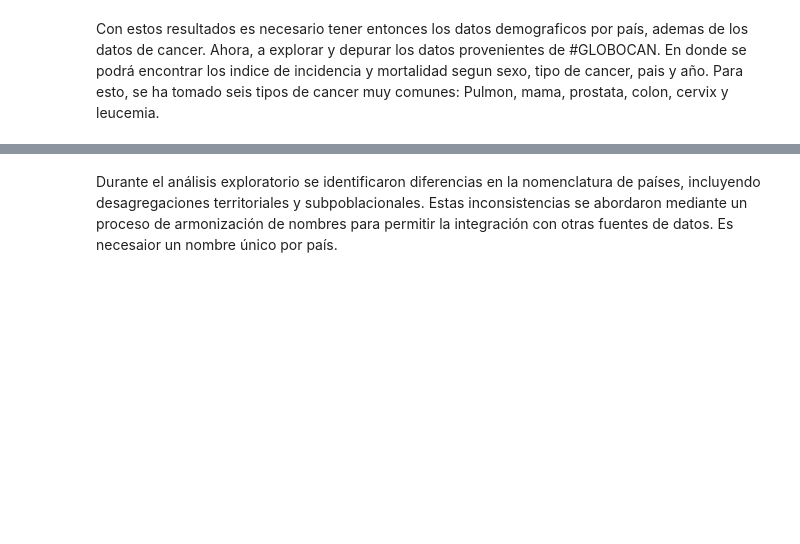
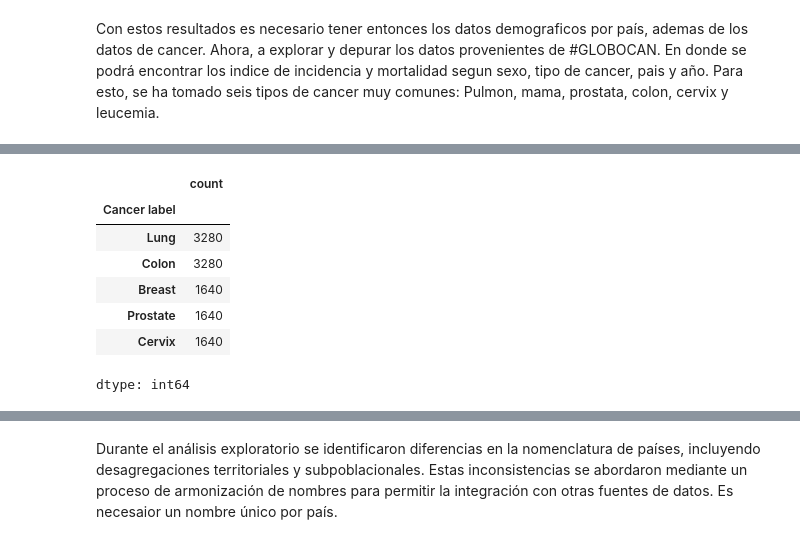
Before and after one commit to mehrerm/TFM, a Jupyter notebook: notebooks/carga_depuracion.ipynb, the cells around one changed output, grey strips where cells are left out. Drawn from its saved outputs; the diff is of its cells as text; code cells hidden in the pictures; blank space fills up the shorter version.

```diff
--- a/notebooks/carga_depuracion.ipynb
+++ b/notebooks/carga_depuracion.ipynb
@@ -546,0 +683,11 @@ df_all_cancer["Cancer label"].unique()
+# %%
+df_all_cancer["Cancer label"].value_counts()
+# %% [output]
+|  | count |
+| Cancer label |  |
+| Lung | 3280 |
+| Colon | 3280 |
+| Breast | 1640 |
+| Prostate | 1640 |
+| Cervix | 1640 |
+dtype: int64
```
Also changed, not shown: parts of 80 cells of this notebook.
